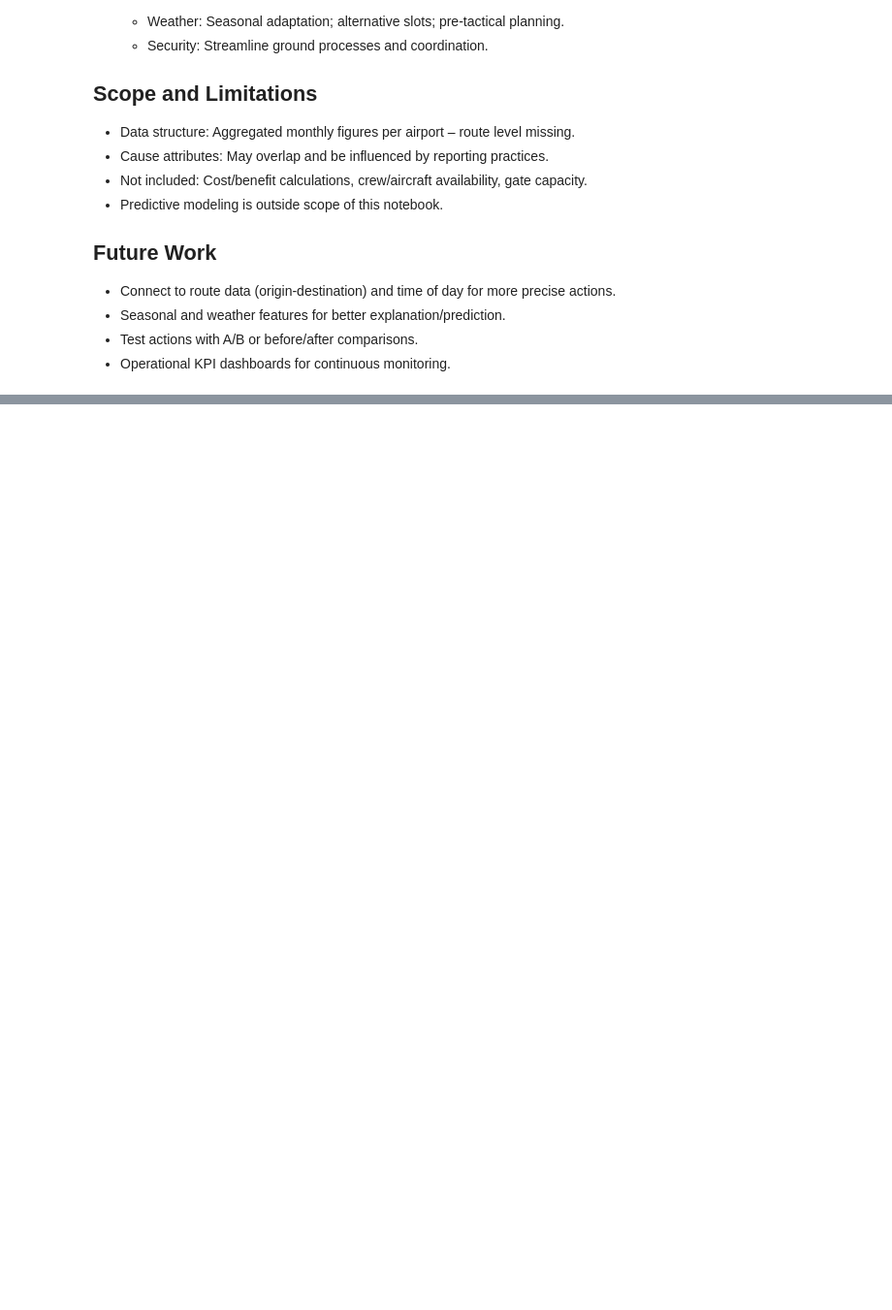
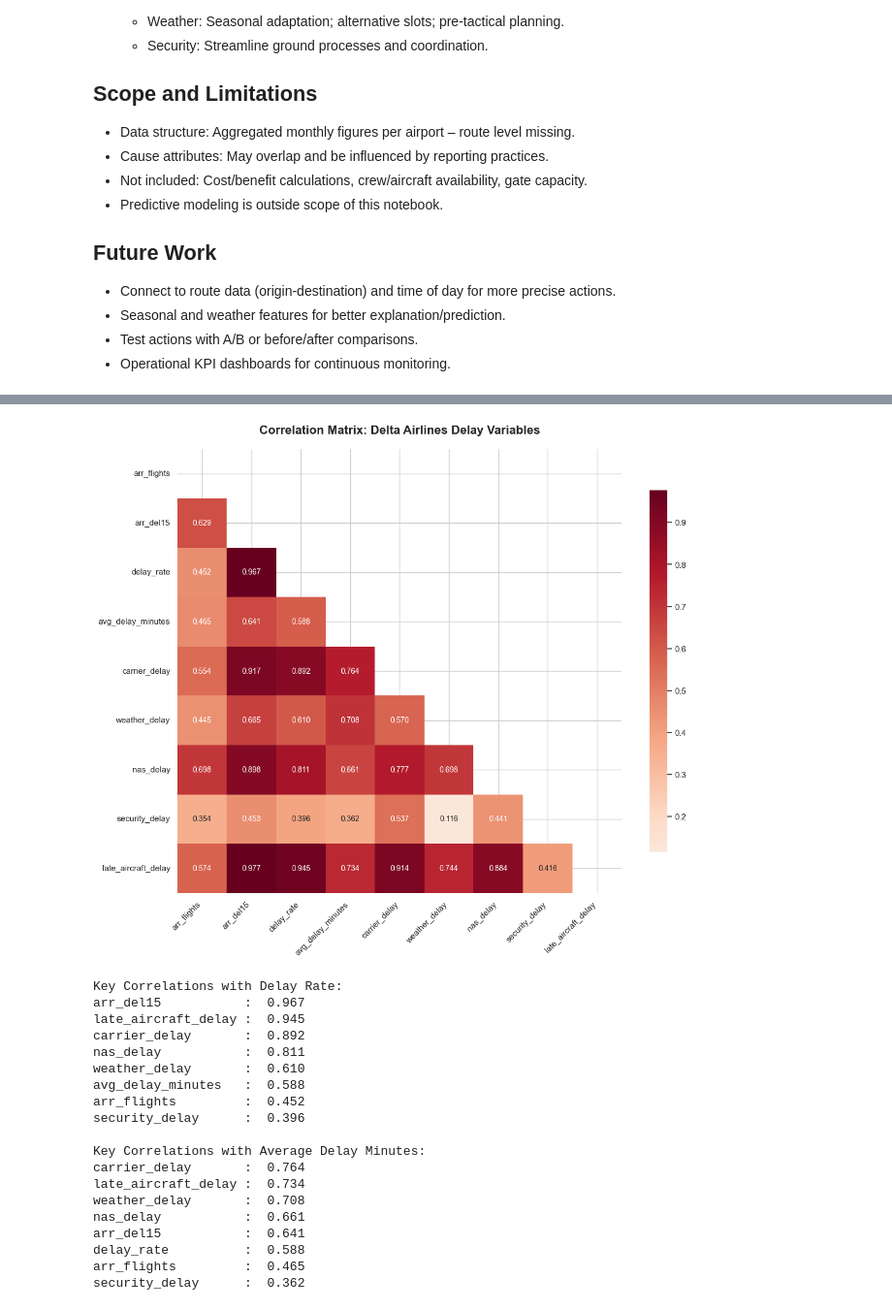
Before and after one commit to jacobw2003/flight-delay, a Jupyter notebook: southwest_delay_analysis.ipynb, the cells around one changed output, grey strips where cells are left out. Shown at 97% size. Cells and saved outputs as stored; diff of their text form; code cells hidden in the pictures; blank space fills up the shorter version.

```diff
--- a/southwest_delay_analysis.ipynb
+++ b/southwest_delay_analysis.ipynb
@@ -381,0 +510,63 @@ Lagret: dataset/southwest_priorities.csv
+# %%
+# Correlation Analysis
+# Select key variables for correlation analysis
+correlation_vars = [
+    'arr_flights', 'arr_del15', 'delay_rate', 'avg_delay_minutes',
+    'carrier_delay', 'weather_delay', 'nas_delay', 'security_delay', 'late_aircraft_delay'
+]
+
+# Calculate correlation matrix
+corr_data = monthly_data[correlation_vars].corr()
+
+# Create correlation heatmap
+plt.figure(figsize=(12, 10))
+mask = np.triu(np.ones_like(corr_data, dtype=bool))  # Mask upper triangle
+sns.heatmap(corr_data,
+            mask=mask,
+            annot=True,
+            cmap='RdBu_r',
+            center=0,
+            square=True,
+            fmt='.3f',
+            cbar_kws={"shrink": .8},
+            annot_kws={'size': 10})
+
+plt.title('Correlation Matrix: Delta Airlines Delay Variables', fontsize=16, fontweight='bold', pad=20)
+plt.xticks(rotation=45, ha='right')
+plt.yticks(rotation=0)
+plt.tight_layout()
+plt.show()
+
+# Print key correlations
+print("Key Correlations with Delay Rate:")
+delay_correlations = corr_data['delay_rate'].sort_values(ascending=False)
+for var, corr in delay_correlations.items():
+    if var != 'delay_rate':
+        print(f"{var:20s}: {corr:6.3f}")
+
+print("\nKey Correlations with Average Delay Minutes:")
+avg_delay_correlations = corr_data['avg_delay_minutes'].sort_values(ascending=False)
+for var, corr in avg_delay_correlations.items():
+    if var != 'avg_delay_minutes':
+        print(f"{var:20s}: {corr:6.3f}")
+# %% [output]
+[figure, added]
+Key Correlations with Delay Rate:
+arr_del15           :  0.967
+late_aircraft_delay :  0.945
+carrier_delay       :  0.892
+nas_delay           :  0.811
+weather_delay       :  0.610
+avg_delay_minutes   :  0.588
+arr_flights         :  0.452
+security_delay      :  0.396
+
+Key Correlations with Average Delay Minutes:
+carrier_delay       :  0.764
+late_aircraft_delay :  0.734
+weather_delay       :  0.708
+nas_delay           :  0.661
+arr_del15           :  0.641
+delay_rate          :  0.588
+arr_flights         :  0.465
+security_delay      :  0.362
```
Also changed, not shown: parts of 13 cells of this notebook, 8 other files.
